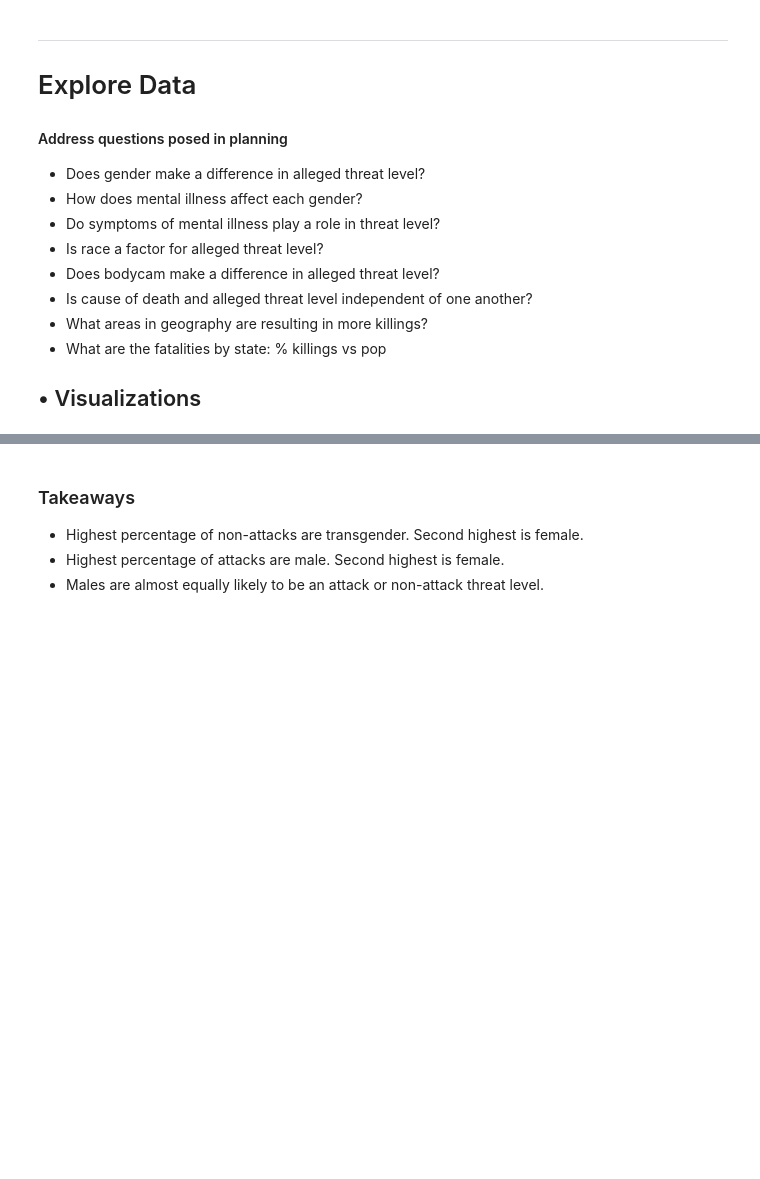
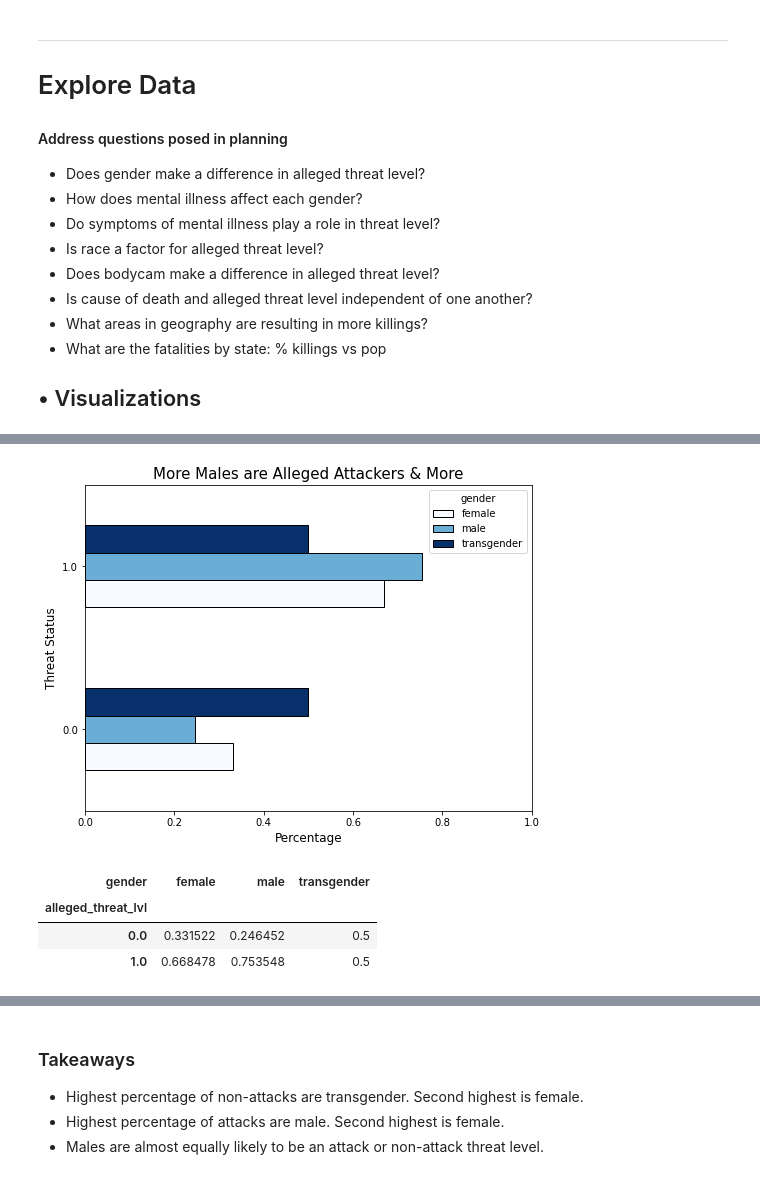
Before and after one commit to MG-Squared/americas_blues, a Jupyter notebook: iteration_one/iter001final_logit.ipynb, the cells around one changed output, grey strips where cells are left out. Saved outputs shown, nothing was run; the diff lists cells and outputs as text; code cells hidden in the pictures; blank space fills up the shorter version.

```diff
--- a/iteration_one/iter001final_logit.ipynb
+++ b/iteration_one/iter001final_logit.ipynb
@@ -360,0 +385,27 @@ percentages
+# %%
+#visualize gender vs alleged threat level
+ax = pd.crosstab(train.alleged_threat_lvl, train.gender, normalize ='columns').plot.barh(figsize=(8, 6), cmap=plt.cm.get_cmap('Blues'), ec="black")
+
+#customize legend
+#legend_labels, _= ax.get_legend_handles_labels()
+#ax.legend(legend_labels, ['Non-Attack', 'Attack'],
+#          bbox_to_anchor=(1,1),
+#          title='Threat Level')
+
+#customize chart
+plt.title("More Males are Alleged Attackers & More", fontsize = 15)
+plt.ylabel("Threat Status", fontsize = 12)
+plt.xlabel('Percentage', fontsize = 12)
+ax.tick_params(labelsize=10)
+plt.xlim([0.0, 1.0])
+plt.show()
+
+#get percentages df
+percentages = pd.crosstab(train.alleged_threat_lvl, train.gender, normalize = 'columns')
+percentages
+# %% [output]
+[figure, added]
+| gender | female | male | transgender |
+| alleged_threat_lvl |  |  |  |
+| 0.0 | 0.331522 | 0.246452 | 0.5 |
+| 1.0 | 0.668478 | 0.753548 | 0.5 |
```
Also changed, not shown: parts of 13 cells of this notebook, 2 other files.
